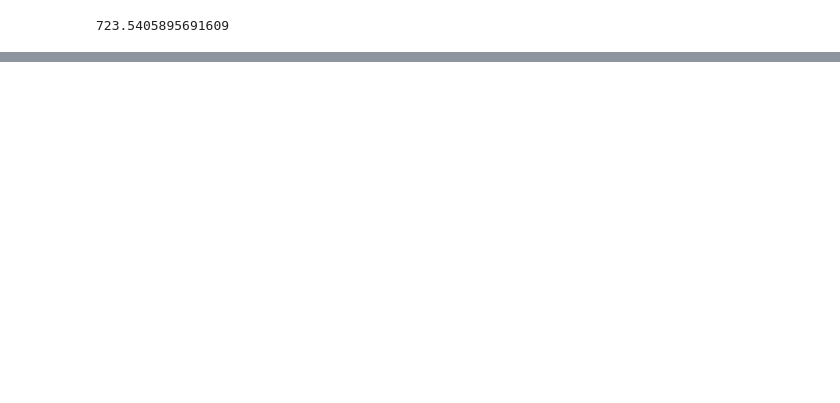
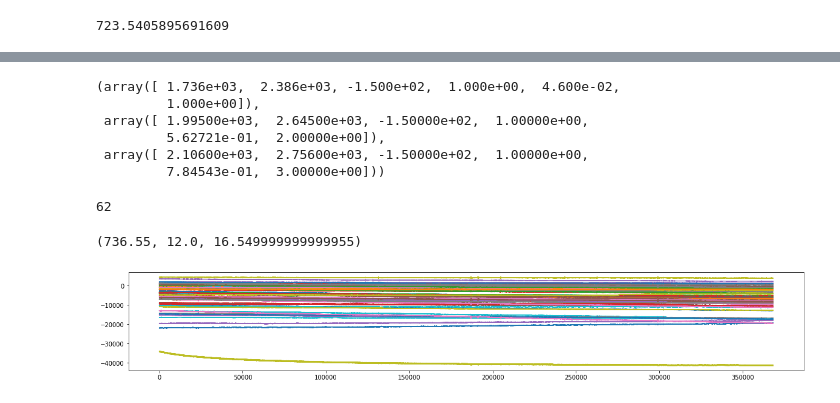
Before and after one commit to MiscellaneousStuff/eeg-stimuli, a Jupyter notebook: main.ipynb, the cells around one changed output, grey strips where cells are left out. Cells and saved outputs as stored; diff of their text form; code cells hidden in the pictures; blank space fills up the shorter version.

```diff
--- a/main.ipynb
+++ b/main.ipynb
@@ -16,4 +16,7 @@ import matplotlib.pyplot as plt
 import scipy.io
 
 data = scipy.io.loadmat("./dataset/S13.mat")
-data = data["raw"][0][0][3][0][0].shape
+data = data["raw"][0][0][3][0][0]
+
+data2 = scipy.io.loadmat("./dataset/S01.mat")
+data2 = data2["raw"][0][0][3][0][0]
@@ -48,0 +147,31 @@ sum(audio_lens)
+# %%
+# Max Segments := 2150
+
+proc_data = proc2["proc"]
+proc_data_segs = proc_data[0][0][4]
+proc_data_segs[0], proc_data_segs[1], proc_data_segs[2]
+# %% [output]
+(array([ 1.736e+03,  2.386e+03, -1.500e+02,  1.000e+00,  4.600e-02,
+         1.000e+00]),
+ array([ 1.99500e+03,  2.64500e+03, -1.50000e+02,  1.00000e+00,
+         5.62721e-01,  2.00000e+00]),
+ array([ 2.10600e+03,  2.75600e+03, -1.50000e+02,  1.00000e+00,
+         7.84543e-01,  3.00000e+00]))
+# %%
+import matplotlib.pyplot as plt
+plt.rcParams["figure.figsize"] = (20,3)
+print(data.shape[0])
+
+def go(data, s_off, e_off):
+    for i in list(range(data.shape[0]))[1:60]:
+        # plt.plot(data[i, s_off:data.shape[1]-e_off])
+        plt.plot(data[i, s_off:e_off])
+# %% [output]
+62
+# %%
+go(data, 0, -1)
+data_secs = data.shape[1] / 500
+data_secs, data_secs // 60, data_secs % 60
+# %% [output]
+(736.55, 12.0, 16.549999999999955)
+[figure, added]
```
Also changed, not shown: parts of 11 cells of this notebook.
